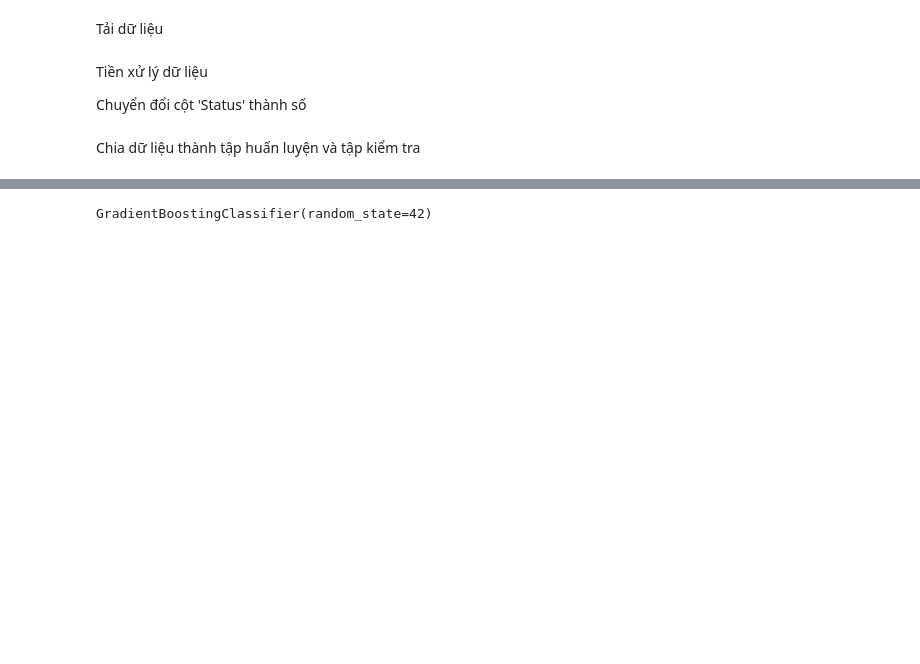
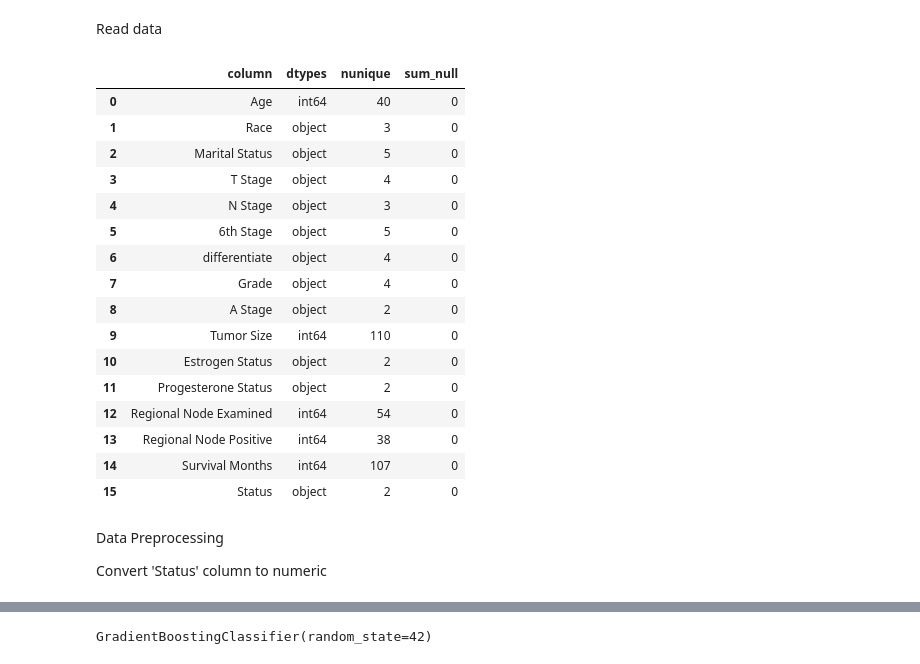
Before and after one commit to DRobbie39/MachineLearning_FinalExam, a Jupyter notebook: BC_4_GradientBoosting.ipynb, the cells around one changed output, grey strips where cells are left out. Drawn from its saved outputs; the diff is of its cells as text; code cells hidden in the pictures; blank space fills up the shorter version.

```diff
--- a/BC_4_GradientBoosting.ipynb
+++ b/BC_4_GradientBoosting.ipynb
@@ -9,15 +9,48 @@ from sklearn.model_selection import train_test_split
 from sklearn.preprocessing import StandardScaler
 from sklearn.ensemble import GradientBoostingClassifier
 from sklearn.metrics import accuracy_score, classification_report, confusion_matrix
-# %% [markdown]
-Tải dữ liệu
+# %% [markdown]
+Read data
 # %%
 url = "/content/Breast_Cancer.csv"
 data = pd.read_csv(url)
-# %% [markdown]
-Tiền xử lý dữ liệu
-
-Chuyển đổi cột 'Status' thành số
+# %%
+
+def check(df):
+    l=[]
+    columns=df.columns
+    for col in columns:
+        dtypes=df[col].dtypes
+        nunique=df[col].nunique()
+        sum_null=df[col].isnull().sum()
+        l.append([col,dtypes,nunique,sum_null])
+    df_check=pd.DataFrame(l)
+    df_check.columns=['column','dtypes','nunique','sum_null']
+    return df_check
+# %%
+check(data)
+# %% [output]
+|  | column | dtypes | nunique | sum_null |
+| 0 | Age | int64 | 40 | 0 |
+| 1 | Race | object | 3 | 0 |
+| 2 | Marital Status | object | 5 | 0 |
+| 3 | T Stage | object | 4 | 0 |
+| 4 | N Stage | object | 3 | 0 |
+| 5 | 6th Stage | object | 5 | 0 |
+| 6 | differentiate | object | 4 | 0 |
+| 7 | Grade | object | 4 | 0 |
+| 8 | A Stage | object | 2 | 0 |
+| 9 | Tumor Size | int64 | 110 | 0 |
+| 10 | Estrogen Status | object | 2 | 0 |
+| 11 | Progesterone Status | object | 2 | 0 |
+| 12 | Regional Node Examined | int64 | 54 | 0 |
+| 13 | Regional Node Positive | int64 | 38 | 0 |
+| 14 | Survival Months | int64 | 107 | 0 |
+| 15 | Status | object | 2 | 0 |
+# %% [markdown]
+Data Preprocessing
+
+Convert 'Status' column to numeric
 # %%
 data['Status'] = data['Status'].map({'Alive': 0, 'Dead': 1})
 # %%
@@ -25,5 +58,3 @@ X = data.drop(columns=['Status'])
 y = data['Status']
 # %%
 X = pd.get_dummies(X, drop_first=True)
-# %% [markdown]
-Chia dữ liệu thành tập huấn luyện và tập kiểm tra
```
Also changed, not shown: parts of 17 cells of this notebook.
